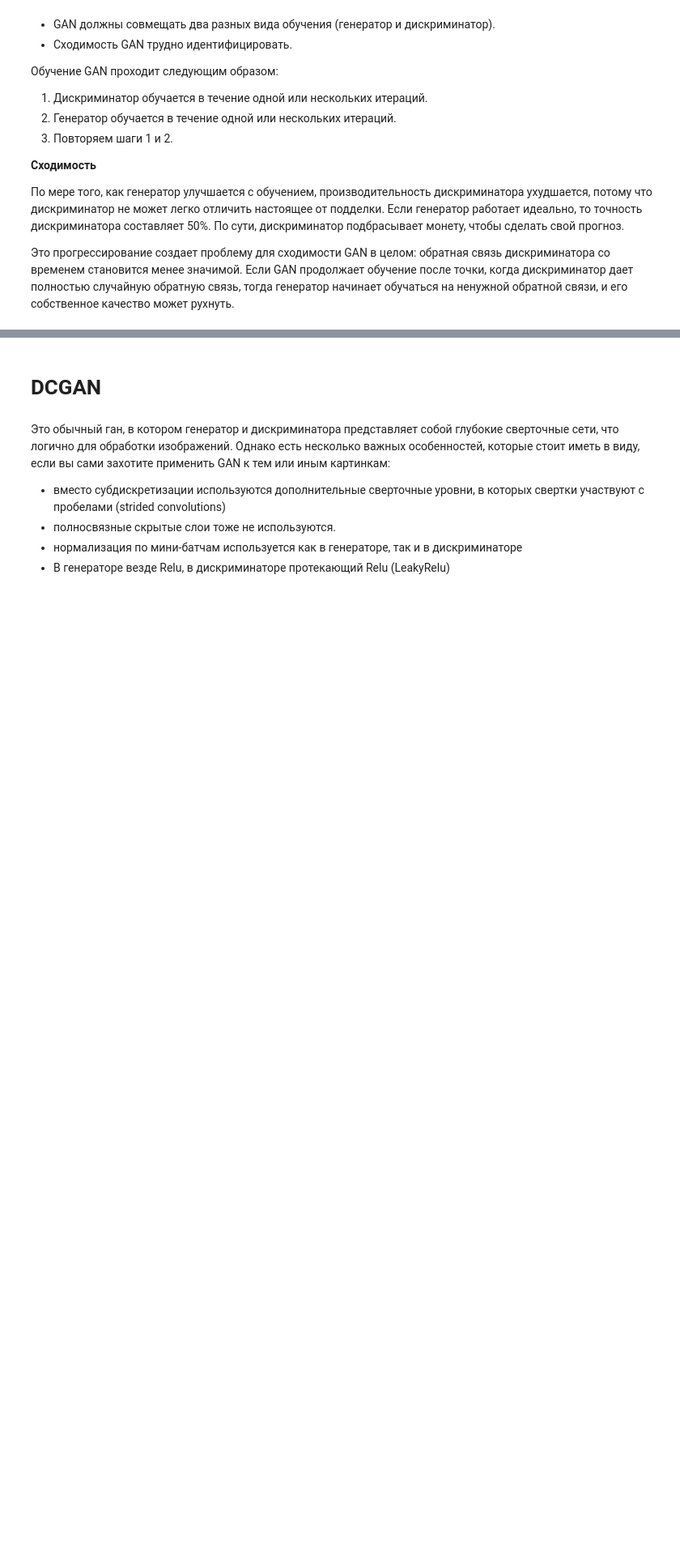
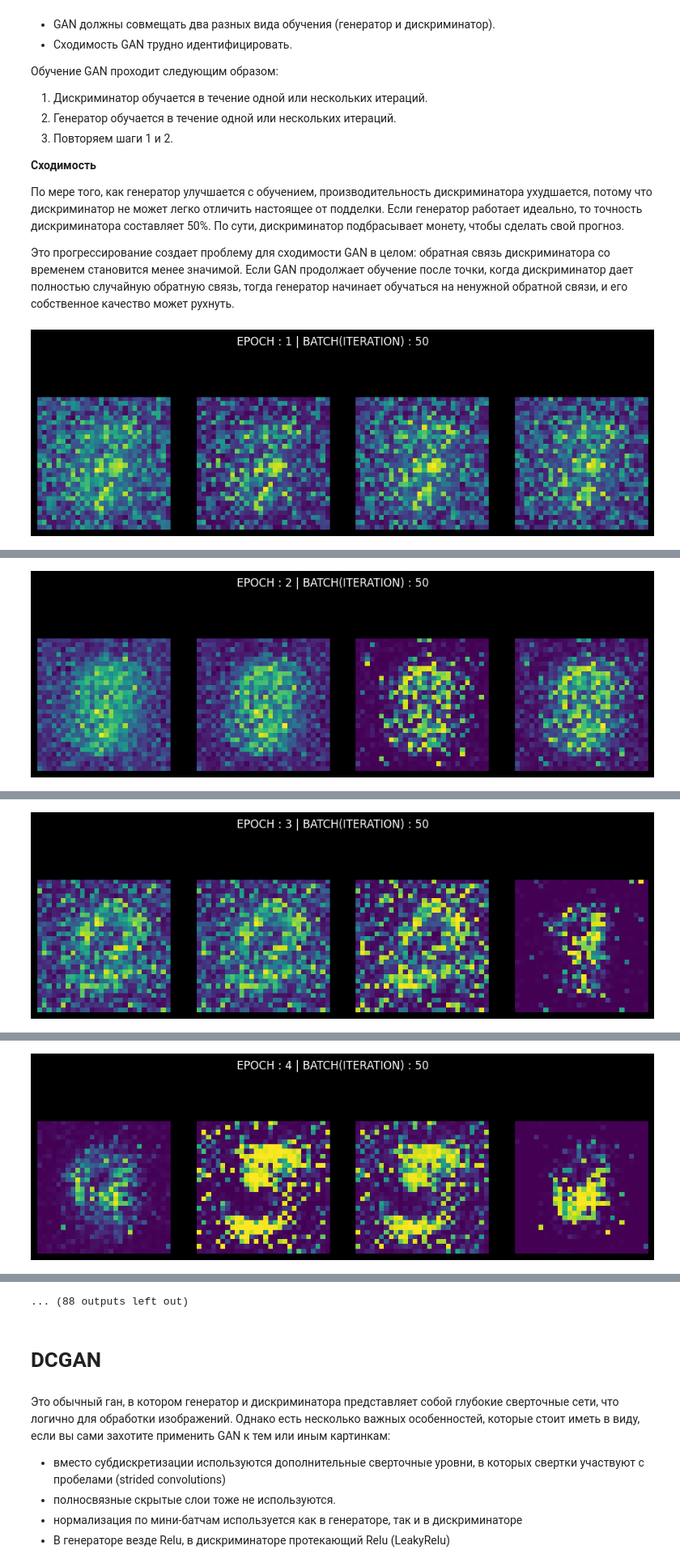
Before and after one commit to sswt/dive2gai, a Jupyter notebook: unit2/GAN.ipynb, the cells around one changed output, grey strips where cells are left out. Shown at 81% size. Cells and saved outputs as stored; diff of their text form; code cells hidden in the pictures; blank space fills up the shorter version.

```diff
--- a/unit2/GAN.ipynb
+++ b/unit2/GAN.ipynb
@@ -409,7 +405,7 @@ Tensor = torch.cuda.FloatTensor if cuda else torch.FloatTensor
 
 Это прогрессирование создает проблему для сходимости GAN в целом: обратная связь дискриминатора со временем становится менее значимой. Если GAN продолжает обучение после точки, когда дискриминатор дает полностью случайную обратную связь, тогда генератор начинает обучаться на ненужной обратной связи, и его собственное качество может рухнуть.
 # %%
-n_epochs = 200  # suggested default = 200
+n_epochs = 50  # suggested default = 200
 for epoch in range(n_epochs):
     for i, (imgs, _) in enumerate(
             tqdm(dataloader)):  # This code(enumerate) is dealt with once more in the *TEST_CODE below.
@@ -449,31 +445,32 @@ for epoch in range(n_epochs):
 
         # ------------
         # Train Discriminator
         # ------------
         optimizer_D.zero_grad()
 
         # Measure discriminator's ability to classify real from generated samples
         real_loss = adversarial_loss(discriminator(real_imgs),
                                      valid)  # torch.nn.BCELoss() compare result(64x1) and valid(64x1, filled with 1)
         fake_loss = adversarial_loss(discriminator(gen_imgs.detach()),
                                      fake)  # We are learning the discriminator now. So have to use detach()
 
         d_loss = (real_loss + fake_loss) / 2
 
         d_loss.backward()  # If didn't use detach() for gen_imgs, all weights of the generator will be calculated with backward().
         optimizer_D.step()
 
         # ------------
         # Real Time Visualization (While Training)
         # ------------
-        if ((i + 1) % sample_interval) == 0:
+        if ((i + 1) % sample_interval) == 50:
             sample_z_in_train = Tensor(np.random.normal(0, 1, (6, latent_dim)))
             # z.shape == torch.Size([64, 100])
             sample_gen_imgs_in_train = generator(sample_z_in_train)
             # gen_imgs.shape == torch.Size([64, 1, 28, 28])
 
             display_images(None, sample_gen_imgs_in_train, epoch=epoch, iteration=i)
     print("[Epoch: %d/%d] [Batch: %d/%d] [D loss: %f] [G loss: %f]"
           % (epoch + 1, n_epochs, i + 1, len(dataloader), d_loss.item(), g_loss.item())
           )
 # %% [output]
+[figure, added]
@@ -480,0 +478 @@ KeyboardInterrupt:
+[figure, added]
@@ -480,0 +480 @@ KeyboardInterrupt:
+[figure, added]
@@ -480,0 +482 @@ KeyboardInterrupt:
+[figure, added]
@@ -481,3 +488,4 @@ KeyboardInterrupt:
+... (88 outputs left out)
 # %% [markdown]
 # DCGAN
 # %% [markdown]
```
Also changed, not shown: parts of 13 cells of this notebook.
